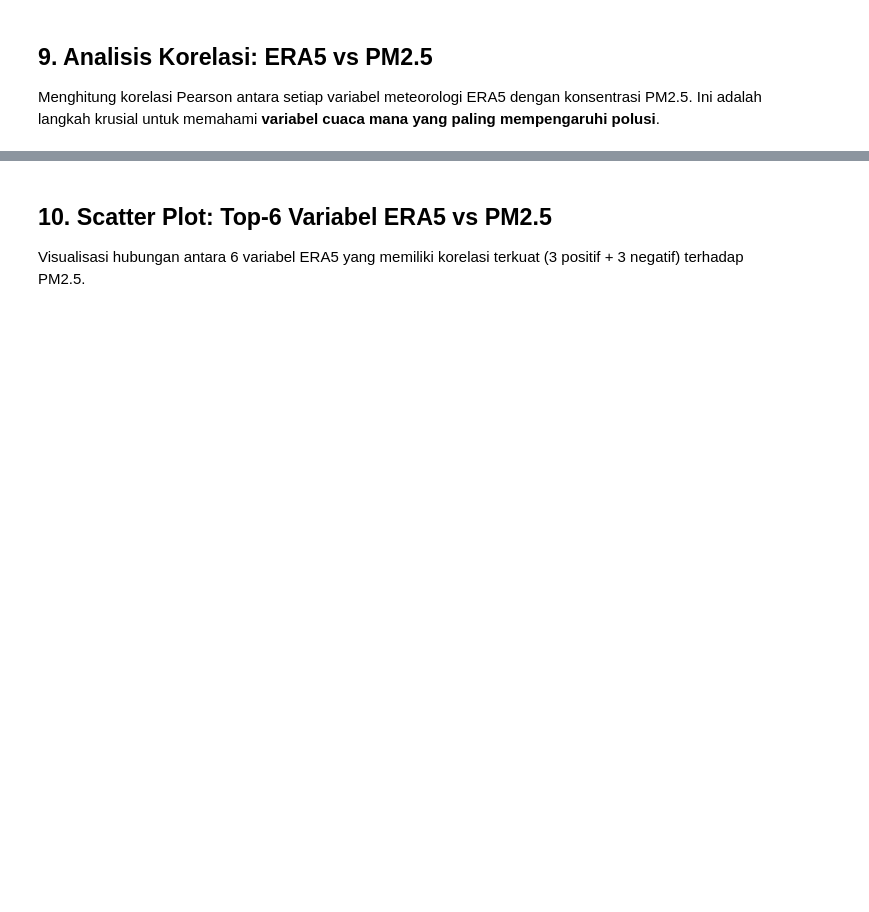
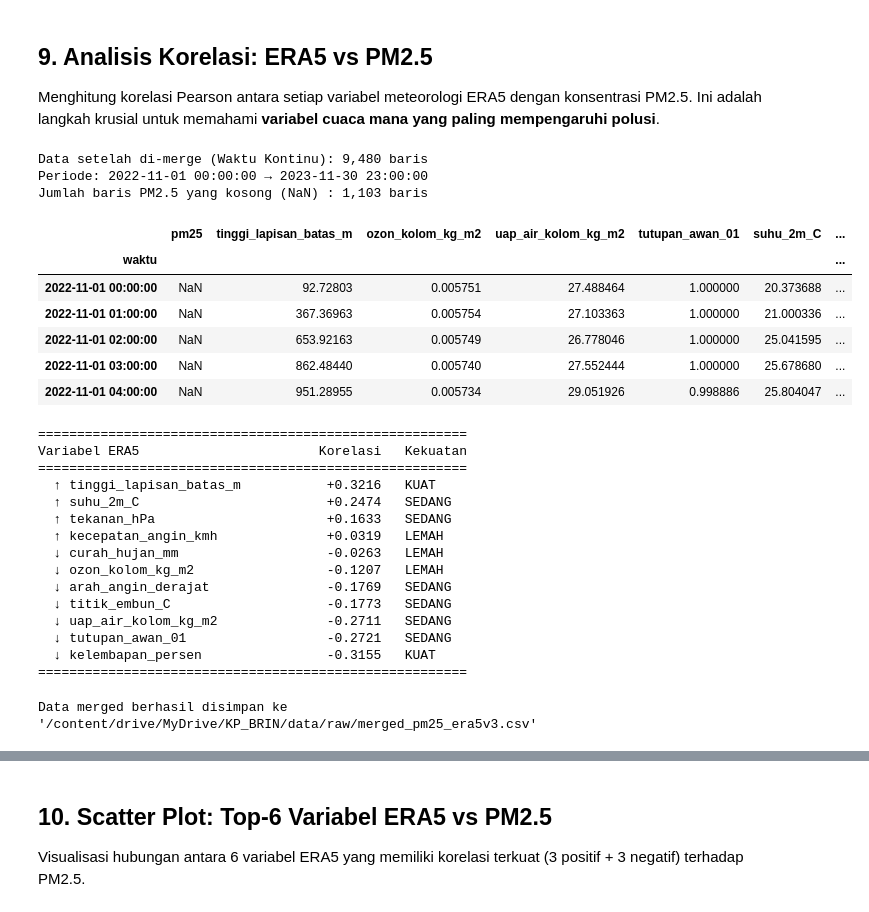
Before and after one commit to JARS-17/AirQuality-Research, a Jupyter notebook: notebooks/01_exploratory/01_EDA_PM25_ERA5.ipynb, the cells around one changed output, grey strips where cells are left out. Saved outputs shown, nothing was run; the diff lists cells and outputs as text; code cells hidden in the pictures; blank space fills up the shorter version.

```diff
--- a/notebooks/01_exploratory/01_EDA_PM25_ERA5.ipynb
+++ b/notebooks/01_exploratory/01_EDA_PM25_ERA5.ipynb
@@ -51,7 +55,7 @@ ModuleNotFoundError: No module named 'pandas'
 Data reanalisis iklim global dari Copernicus ECMWF yang mencakup 11 variabel cuaca per jam untuk koordinat Bandung.
 # %%
 # Load ERA5
-era5 = pd.read_csv(r'D:\Kuliah Praktik\KP BRIN\data\raw\era5_bandung_2022_2026.csv')
+era5 = pd.read_csv(r'/content/drive/MyDrive/KP_BRIN/data/raw/era5/era5_bandung_2022_2026.csv')
 era5['waktu'] = pd.to_datetime(era5['waktu'])
 era5 = era5.drop(columns=['number'])  # kolom konstan 0, tidak berguna
 era5 = era5.set_index('waktu')
@@ -72,7 +110,7 @@ era5.describe().round(3)
 Data konsentrasi PM2.5 dari sensor low-cost (PurpleAir) di wilayah Bandung, diakses melalui OpenAQ.
 # %%
 # Load Sensor PM2.5
-sensor = pd.read_csv(r'D:\Kuliah Praktik\KP BRIN\data\raw\hourly_all_sensors.csv')
+sensor = pd.read_csv(r'/content/drive/MyDrive/KP_BRIN/data/raw/purpleair/hourly_all_sensors.csv')
 sensor['datetime'] = pd.to_datetime(sensor['datetime'], utc=True)
 sensor['datetime'] = sensor['datetime'].dt.tz_convert('Asia/Jakarta')
 
@@ -349,23 +469,62 @@ print(f"Peningkatan saat Kemarau                 : {((kemarau_mean/hujan_mean)-1
 Menghitung korelasi Pearson antara setiap variabel meteorologi ERA5 dengan konsentrasi PM2.5.
 Ini adalah langkah krusial untuk memahami **variabel cuaca mana yang paling mempengaruhi polusi**.
 # %%
-# Merge ERA5 dan PM2.5 pada timestamp yang overlap
-merged = pm25_clean[['pm25']].join(era5, how='inner')
+# MERGE + FILTER PERIODE BERSIH (Mempertahankan Time-Series Kontinu)
+# Menggunakan how='right' agar mengikuti timeline ERA5 yang 100% lengkap
+merged = pm25_clean[['pm25']].join(era5, how='right')
+merged = merged.sort_index().loc['2022-11-01':'2023-11-30']
 
-print(f"Data yang berhasil di-merge: {len(merged):,} baris")
-print(f"Periode overlap: {merged.index.min()} → {merged.index.max()}")
+print(f"Data setelah di-merge (Waktu Kontinu): {len(merged):,} baris")
+print(f"Periode: {merged.index.min()} → {merged.index.max()}")
+print(f"Jumlah baris PM2.5 yang kosong (NaN) : {merged['pm25'].isnull().sum():,} baris")
+display(merged.head())
 
-# Hitung korelasi
+# Hitung korelasi (Pandas otomatis mengabaikan NaN saat menghitung korelasi)
 corr = merged.corr()['pm25'].drop('pm25').sort_values(ascending=False)
 
 print(f"\n{'='*55}")
 print(f"{'Variabel ERA5':<35} {'Korelasi':>8} {'Kekuatan':>10}")
 print(f"{'='*55}")
 for var, val in corr.items():
     direction = "↑" if val > 0 else "↓"
     strength = "KUAT" if abs(val) > 0.3 else "SEDANG" if abs(val) > 0.15 else "LEMAH"
     print(f"  {direction} {var:<32} {val:+.4f}   {strength}")
 print(f"{'='*55}")
+
+# Simpan dataset bersih
+# merged.to_csv(r'D:\Kuliah Praktik\KP BRIN\data\processed\merged_clean_nov22_nov23.csv')
+# print(f"\n✅ Disimpan: data/processed/merged_clean_nov22_nov23.csv")
+# %% [output]
+Data setelah di-merge (Waktu Kontinu): 9,480 baris
+Periode: 2022-11-01 00:00:00 → 2023-11-30 23:00:00
+Jumlah baris PM2.5 yang kosong (NaN) : 1,103 baris
+|  | pm25 | tinggi_lapisan_batas_m | ozon_kolom_kg_m2 | uap_air_kolom_kg_m2 | tutupan_awan_01 | suhu_2m_C | ... |
+| waktu |  |  |  |  |  |  | ... |
+| 2022-11-01 00:00:00 | NaN | 92.72803 | 0.005751 | 27.488464 | 1.000000 | 20.373688 | ... |
+| 2022-11-01 01:00:00 | NaN | 367.36963 | 0.005754 | 27.103363 | 1.000000 | 21.000336 | ... |
+| 2022-11-01 02:00:00 | NaN | 653.92163 | 0.005749 | 26.778046 | 1.000000 | 25.041595 | ... |
+| 2022-11-01 03:00:00 | NaN | 862.48440 | 0.005740 | 27.552444 | 1.000000 | 25.678680 | ... |
+| 2022-11-01 04:00:00 | NaN | 951.28955 | 0.005734 | 29.051926 | 0.998886 | 25.804047 | ... |
+=======================================================
+Variabel ERA5                       Korelasi   Kekuatan
+=======================================================
+  ↑ tinggi_lapisan_batas_m           +0.3216   KUAT
+  ↑ suhu_2m_C                        +0.2474   SEDANG
+  ↑ tekanan_hPa                      +0.1633   SEDANG
+  ↑ kecepatan_angin_kmh              +0.0319   LEMAH
+  ↓ curah_hujan_mm                   -0.0263   LEMAH
+  ↓ ozon_kolom_kg_m2                 -0.1207   LEMAH
+  ↓ arah_angin_derajat               -0.1769   SEDANG
+  ↓ titik_embun_C                    -0.1773   SEDANG
+  ↓ uap_air_kolom_kg_m2              -0.2711   SEDANG
+  ↓ tutupan_awan_01                  -0.2721   SEDANG
+  ↓ kelembapan_persen                -0.3155   KUAT
+=======================================================
+# %%
+merged.to_csv(r'/content/drive/MyDrive/KP_BRIN/data/raw/merged_pm25_era5v3.csv', index=True)
+print("Data merged berhasil disimpan ke '/content/drive/MyDrive/KP_BRIN/data/raw/merged_pm25_era5v3.csv'")
+# %% [output]
+Data merged berhasil disimpan ke '/content/drive/MyDrive/KP_BRIN/data/raw/merged_pm25_era5v3.csv'
 # %%
 # Heatmap Korelasi
 fig, ax = plt.subplots(figsize=(12, 10))
```
Also changed, not shown: parts of 17 cells of this notebook, 4 other files.
